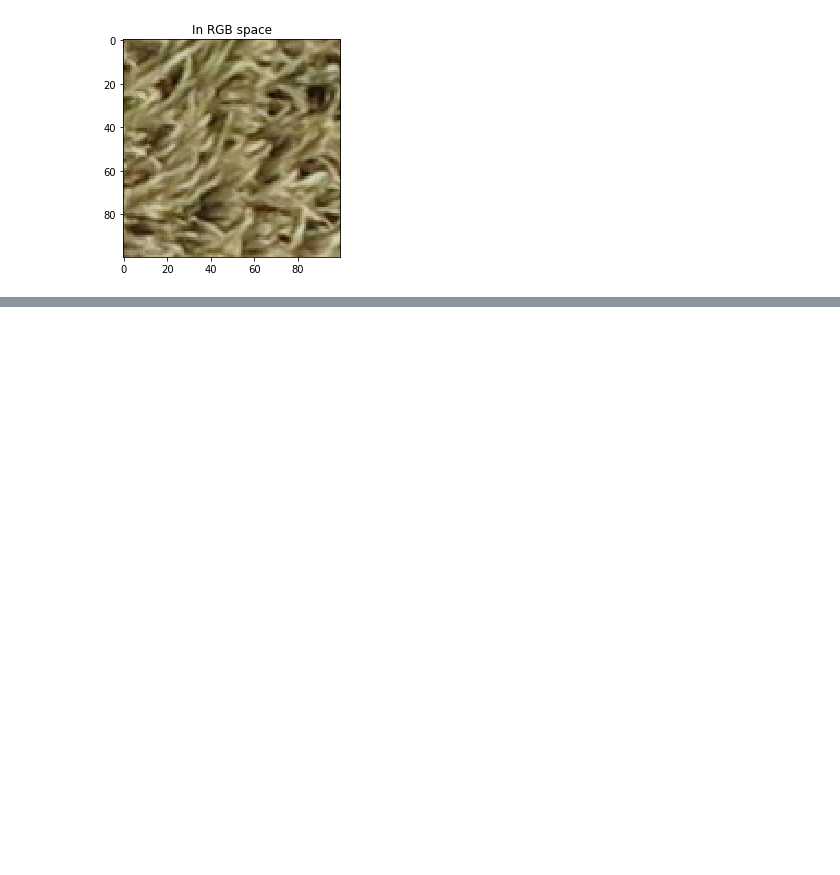
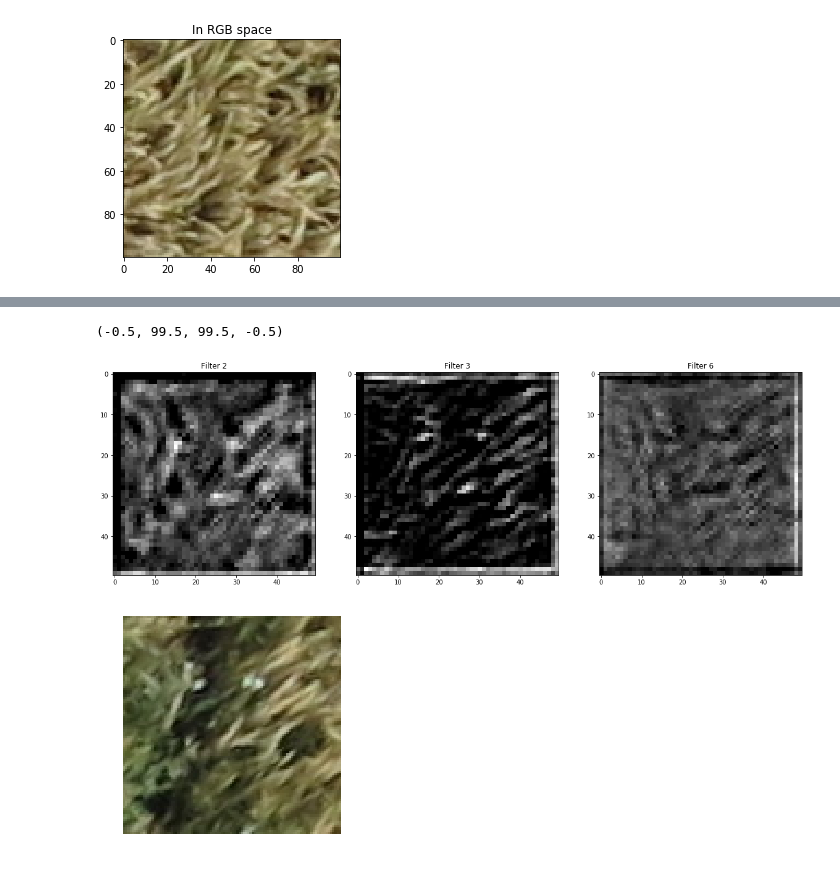
Before and after one commit to jianwu21/weed-recognization, a Jupyter notebook: weed recognization.ipynb, the cells around one changed output, grey strips where cells are left out. Saved outputs shown, nothing was run; the diff lists cells and outputs as text; code cells hidden in the pictures; blank space fills up the shorter version.

```diff
--- a/weed recognization.ipynb
+++ b/weed recognization.ipynb
@@ -35,8 +30,9 @@ plt.title('In RGB space')
 <matplotlib.text.Text at 0x...>
 [figure]
 # %%
-ids = [i for i, in c.execute('select id from img').fetchall()]
-id_train = np.random.choice(ids, size=1700)
+all_ids = [i for i, in c.execute('select id from img').fetchall()]
+ids = np.random.choice(all_ids, size=600)
+id_train = np.random.choice(ids, size=500)
 id_validation = [i for i in ids if i not in id_train]
 
 img_train = []
@@ -48,9 +44,9 @@ for i in id_train:
     rgb, label = c.execute('select rgb, label from img where id=%s' % i).fetchone()
     img_train.append(pickle.loads(rgb))
     if label == 1:
+        label_train.append([1, 0])
+    else:
         label_train.append([0, 1])
-    else:
-        label_train.append([1, 0])
 
 x_tr = np.array(img_train)
 y_tr = np.array(label_train)
@@ -59,9 +55,9 @@ for i in id_validation:
     rgb, label = c.execute('select rgb, label from img where id=%s' % i).fetchone()
     img_val.append(pickle.loads(rgb))
     if label == 1:
+        label_val.append([1, 0])
+    else:
         label_val.append([0, 1])
-    else:
-        label_val.append([1, 0])
 
 x_val = np.array(img_val)
 y_val = np.array(label_val)
@@ -177,0 +183,23 @@ test accuracy 0.833977
+# %%
+import math
+def getActivations(layer,stimuli):
+    units = sess.run(layer,feed_dict={xs: stimuli,keep_prob:1.0})
+    plotNNFilter(units)
+
+def plotNNFilter(units):
+    filters = [2, 3, 6]
+    plt.figure(1, figsize=(20,20))
+    n_columns = 6
+    for j, i in enumerate(filters):
+        plt.subplot(1, 3, j+1)
+        plt.title('Filter ' + str(i))
+        plt.imshow(units[0,:,:,i], interpolation="nearest", cmap="gray")
+
+getActivations(h_conv2, x_tr[3:4, :, :, :])
+plt.figure()
+plt.imshow(x_tr[3, :, :, :])
+plt.axis('off')
+# %% [output]
+(-0.5, 99.5, 99.5, -0.5)
+[figure, added]
+[figure, added]
```
Also changed, not shown: parts of 6 cells of this notebook, 2 other files.
